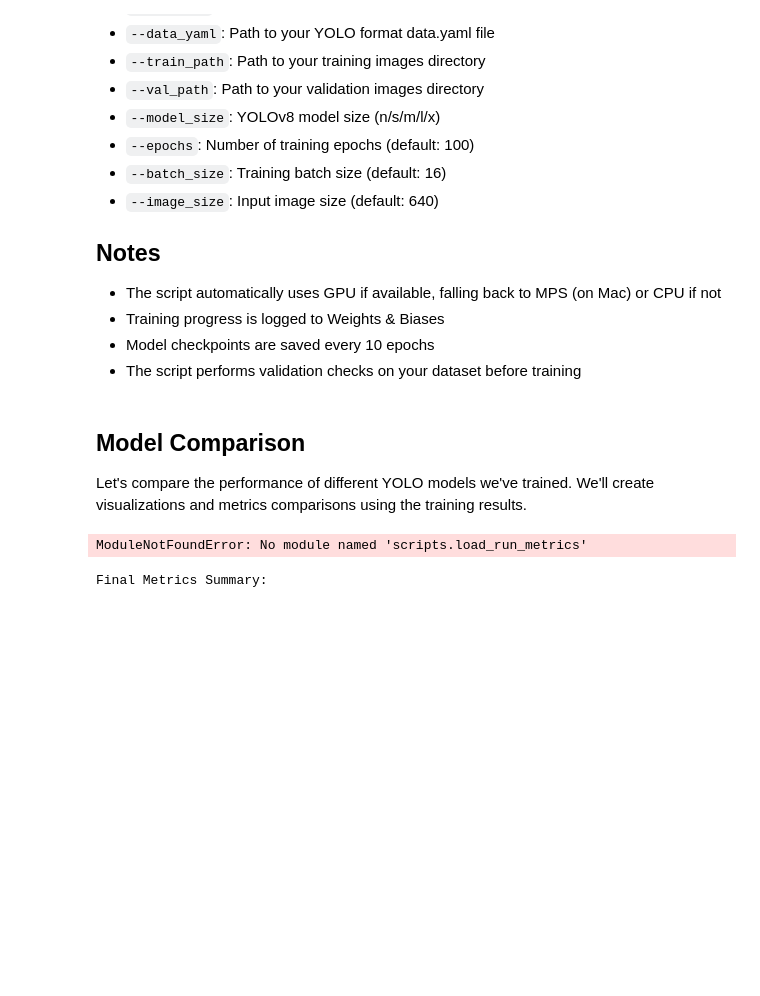
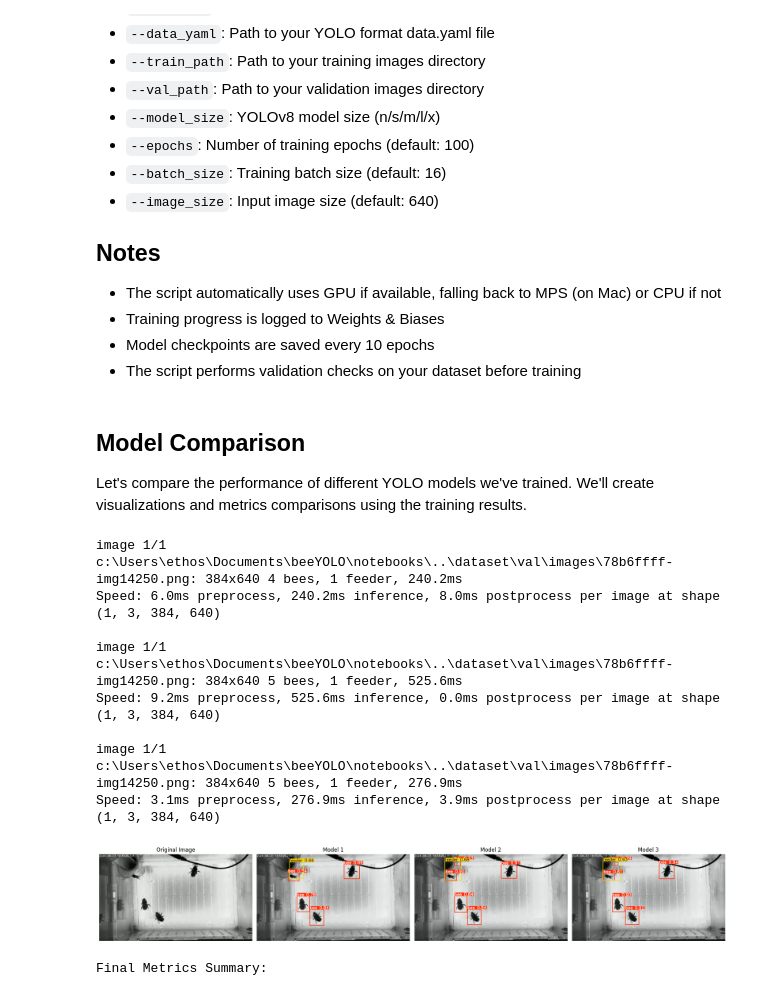
Before and after one commit to BEEhaviourLab/BEEhaviourLab-YOLO-training, a Jupyter notebook: notebooks/02_YOLO_model_training.ipynb, the cells around one changed output. Cells and saved outputs as stored; diff of their text form; code cells hidden in the pictures; blank space fills up the shorter version.

```diff
--- a/notebooks/02_YOLO_model_training.ipynb
+++ b/notebooks/02_YOLO_model_training.ipynb
@@ -96,25 +100,30 @@ Let's compare the performance of different YOLO models we've trained. We'll crea
 # %%
-import sys
-sys.path.append('../scripts')
-
-from load_run_metrics import compare_model_predictions
+from beeyolo import compare_model_predictions
 
 # Define paths for test image and models
 # Here you can choose any image from your validation set to test the models
 # Make sure you set the correct path to your model runs (folder structure will be similar to the example below)
 
 test_image = "../dataset/val/images/78b6ffff-img14250.png"  # Replace with your test image
 model_paths = [
     '../runs/detect/train5/weights/best.pt',
     '../runs/detect/train6/weights/best.pt',
     '../runs/detect/train7/weights/best.pt'
 ]
 
 # Compare model predictions
 try:
     compare_model_predictions(model_paths, test_image)
 except Exception as e:
     print(f"Error comparing predictions: {e}")
 # %% [output]
-ModuleNotFoundError: No module named 'scripts.load_run_metrics'
+image 1/1 c:\Users\ethos\Documents\beeYOLO\notebooks\..\dataset\val\images\78b6ffff-img14250.png: 384x640 4 bees, 1 feeder, 240.2ms
+Speed: 6.0ms preprocess, 240.2ms inference, 8.0ms postprocess per image at shape (1, 3, 384, 640)
+
+image 1/1 c:\Users\ethos\Documents\beeYOLO\notebooks\..\dataset\val\images\78b6ffff-img14250.png: 384x640 5 bees, 1 feeder, 525.6ms
+Speed: 9.2ms preprocess, 525.6ms inference, 0.0ms postprocess per image at shape (1, 3, 384, 640)
+
+image 1/1 c:\Users\ethos\Documents\beeYOLO\notebooks\..\dataset\val\images\78b6ffff-img14250.png: 384x640 5 bees, 1 feeder, 276.9ms
+Speed: 3.1ms preprocess, 276.9ms inference, 3.9ms postprocess per image at shape (1, 3, 384, 640)
+[figure, added]
 # %%
```
Also changed, not shown: parts of 4 cells of this notebook, 14 other files.
